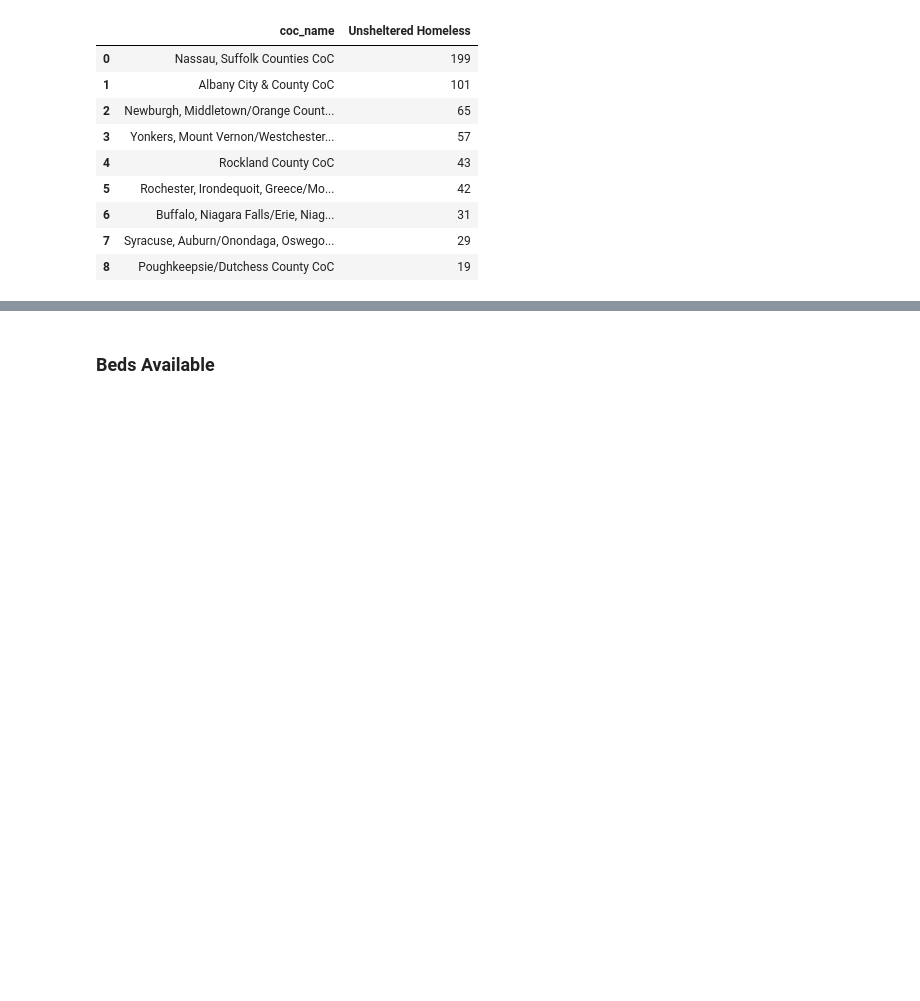
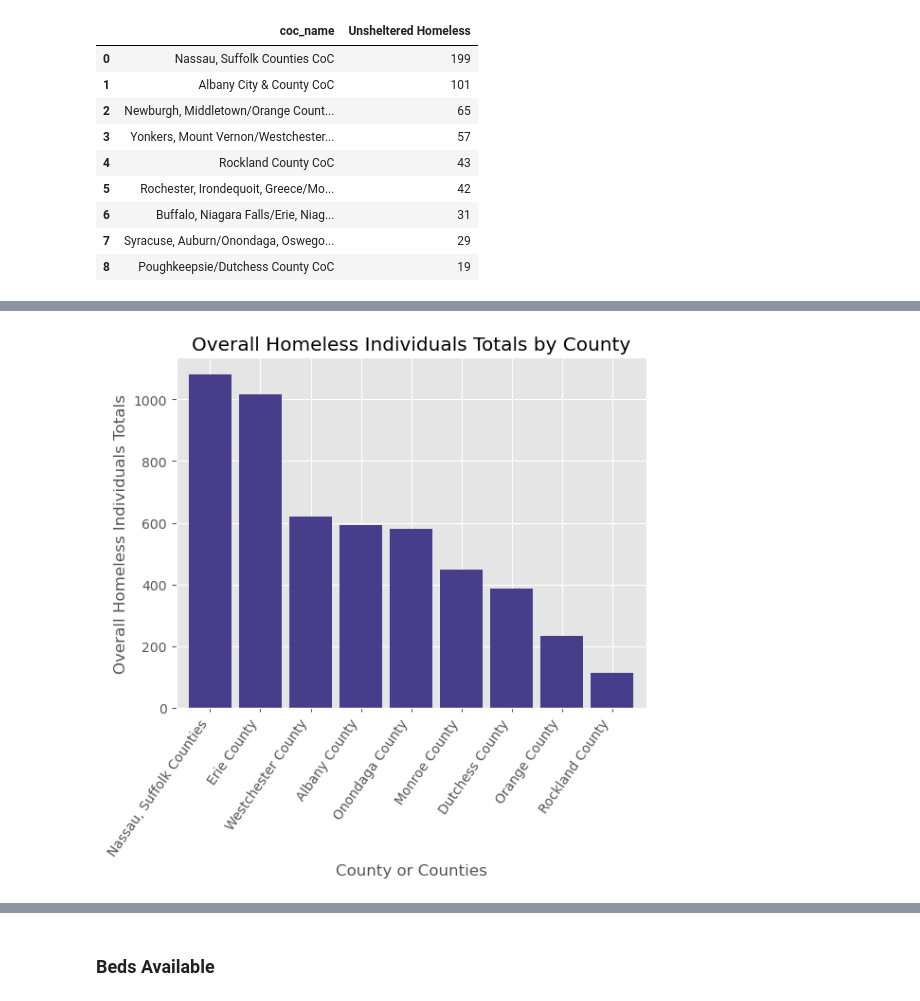
Before and after one commit to LDeYoung17/housing-data-study, a Jupyter notebook: notebooks/EDA_ML.ipynb, the cells around one changed output, grey strips where cells are left out. Drawn from its saved outputs; the diff is of its cells as text; code cells hidden in the pictures; blank space fills up the shorter version.

```diff
--- a/notebooks/EDA_ML.ipynb
+++ b/notebooks/EDA_ML.ipynb
@@ -1020,0 +1027,2 @@ unsheltered_total_coc_bar = coc_bar(unsheltered_total_grouping, 'coc_name', 'Uns
+# %%
+overall_homeless_ind_grouping = grouping('overall_homeless_ind_df', PIT_COC_county_data, 'coc_name', 'Overall Homeless Individuals')
@@ -1020,0 +1040,4 @@ unsheltered_total_coc_bar = coc_bar(unsheltered_total_grouping, 'coc_name', 'Uns
+# %%
+overall_homeless_ind_coc_bar = coc_bar(overall_homeless_ind_grouping, 'coc_name', 'Overall Homeless Individuals', 'Overall Homeless Individuals Totals', 'Overall Homeless Individuals Totals by County', 'darkslateblue', 'Nassau, Suffolk Counties', 'Erie County', 'Westchester County', 'Albany County', 'Onondaga County', 'Monroe County', 'Dutchess County', 'Orange County', 'Rockland County')
+# %% [output]
+[figure, added]
```
Also changed, not shown: parts of 35 cells of this notebook.
